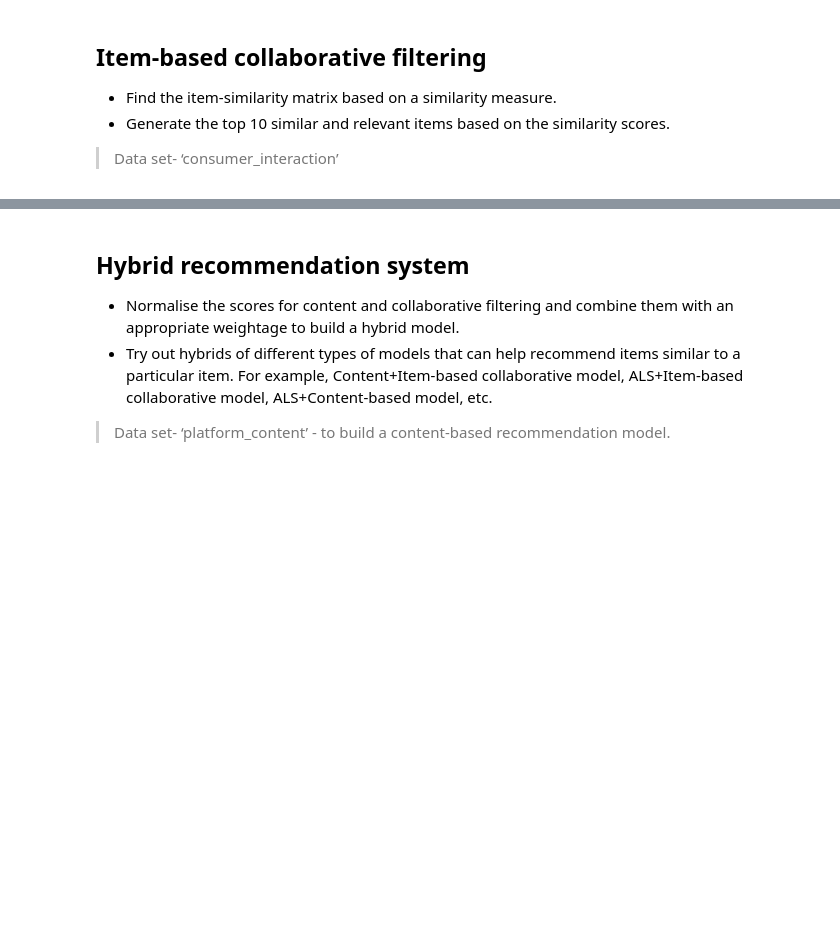
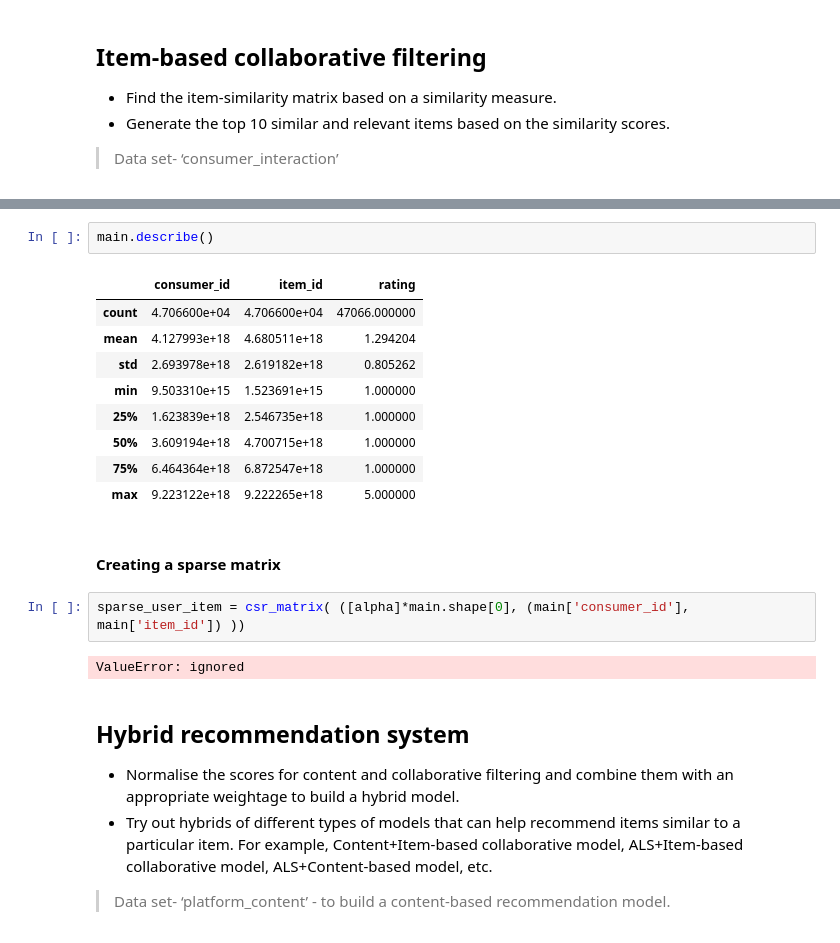
Before and after one commit to ishitamahindroo/NewsRecommendor, a Jupyter notebook: capstone0.ipynb, the cells around one changed output, grey strips where cells are left out. Saved outputs shown, nothing was run; the diff lists cells and outputs as text; blank space fills up the shorter version.

```diff
--- a/capstone0.ipynb
+++ b/capstone0.ipynb
@@ -928,3 +1056,21 @@ for column in prediction_new:
+# %%
+main.describe()
+# %% [output]
+|  | consumer_id | item_id | rating |
+| count | 4.706600e+04 | 4.706600e+04 | 47066.000000 |
+| mean | 4.127993e+18 | 4.680511e+18 | 1.294204 |
+| std | 2.693978e+18 | 2.619182e+18 | 0.805262 |
+| min | 9.503310e+15 | 1.523691e+15 | 1.000000 |
+| 25% | 1.623839e+18 | 2.546735e+18 | 1.000000 |
+| 50% | 3.609194e+18 | 4.700715e+18 | 1.000000 |
+| 75% | 6.464364e+18 | 6.872547e+18 | 1.000000 |
+| max | 9.223122e+18 | 9.222265e+18 | 5.000000 |
+# %% [markdown]
+#### Creating a sparse matrix
+# %%
+sparse_user_item = csr_matrix( ([alpha]*main.shape[0], (main['consumer_id'], main['item_id']) ))
+# %% [output]
+ValueError: ignored
 # %% [markdown]
 ## Hybrid recommendation system
 * Normalise the scores for content and collaborative filtering and combine them with an appropriate weightage to build a hybrid model.
```
Also changed, not shown: parts of 63 cells of this notebook.
